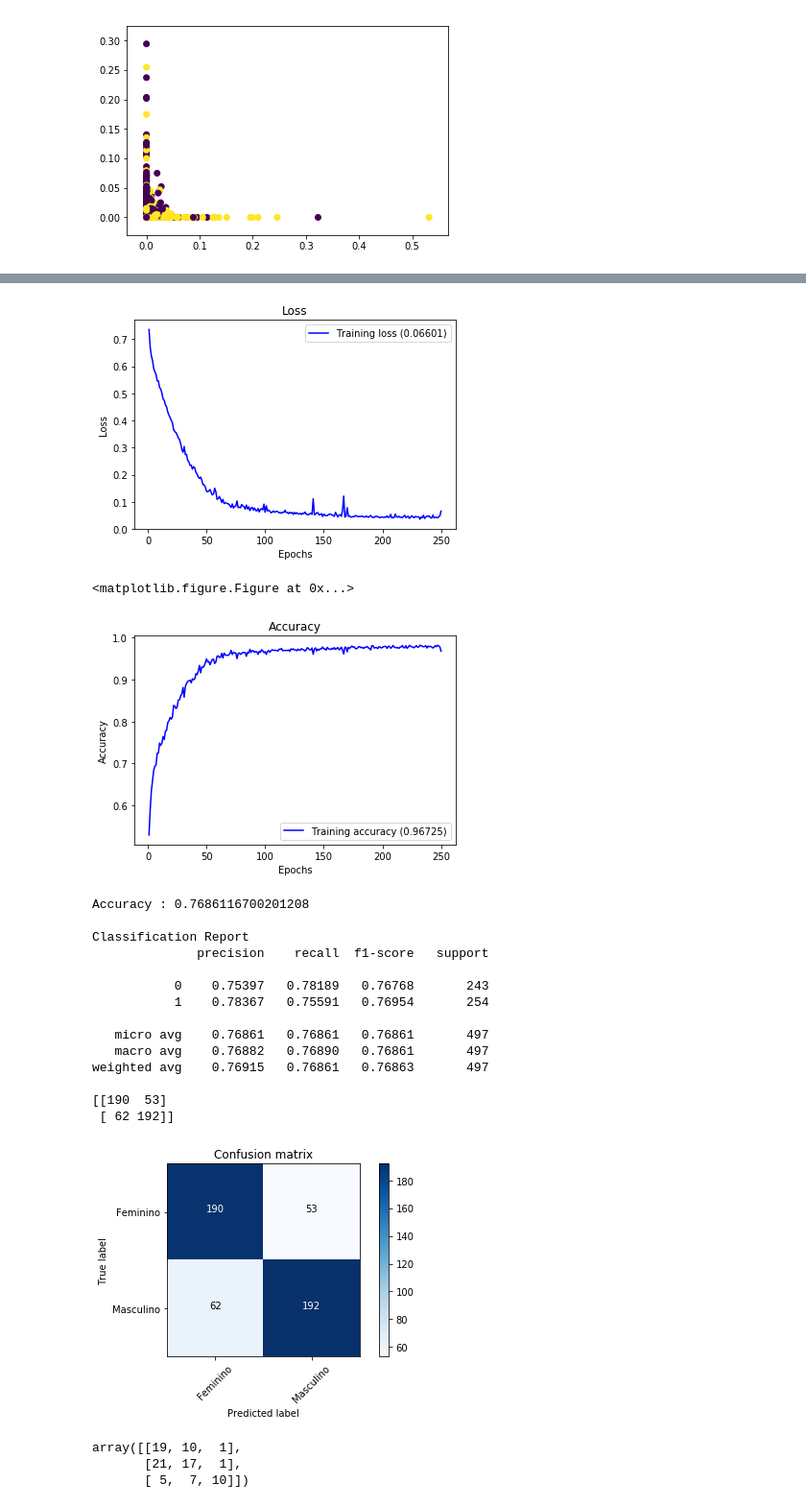
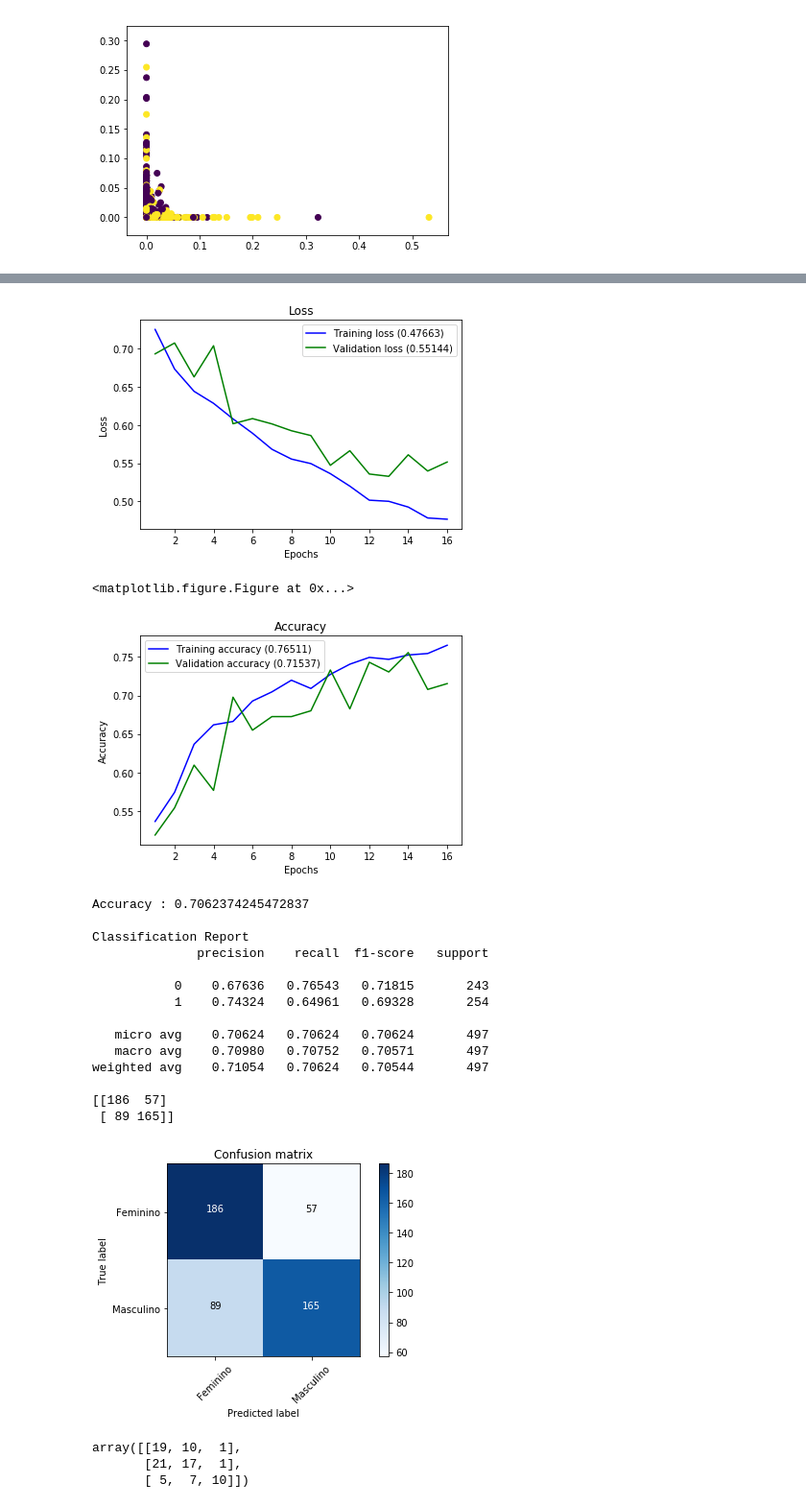
Before and after one commit to rafaelsandroni/author-profiling-models, a Jupyter notebook: baseline2/CNN1D-v1_tfidf.ipynb, the cells around one changed output, grey strips where cells are left out. Shown at 96% size. Cells and saved outputs as stored; diff of their text form; code cells hidden in the pictures.

Commit message:
setting cnn params

```diff
--- a/baseline2/CNN1D-v1_tfidf.ipynb
+++ b/baseline2/CNN1D-v1_tfidf.ipynb
@@ -27,7 +27,7 @@ import pandas as pd
 result = pd.DataFrame()
 # %%
 def create_model(filters = [100], kernel_size = [50], strides = [100],
-                 dropout_rate = [0.5], pool_size = [5], max_len = 1000):
+                 dropout_rate = 0.5, pool_size = [5], dense_units = 100, max_len = 1000):
 
     model = Sequential()
 
@@ -39,12 +39,18 @@ def create_model(filters = [100], kernel_size = [50], strides = [100],
                      input_shape = (max_len, 1) ))
 
     # pooling layer 1
-    model.add(MaxPooling1D(pool_size = pool_size[0], strides = 1))
-    model.add(Activation('relu'))
+    for i in range(len(pool_size)):
+        model.add(MaxPooling1D(pool_size = pool_size[i], strides = 1))
+        model.add(Activation('relu'))
+
+    #model.add(Activation('relu'))
 
     model.add(Flatten())
-    #model.add(Dropout(0.5))
-    model.add(Dense(units = 100, activation = 'relu'))
+
+    if dropout_rate is not None:
+        model.add(Dropout(dropout_rate))
+
+    model.add(Dense(units = dense_units, activation = 'relu'))
     model.add(Dense(units = 3, activation = 'softmax'))
 
     model.compile(optimizer = 'adadelta', loss='sparse_categorical_crossentropy', metrics = ['accuracy'])
@@ -189,12 +195,12 @@ CNN = KerasClassifier(build_fn=create_model,
                 )
 
 params_grid = dict(
-        filters = [[50],[100]],
-        kernel_size = [[30],[50]],
-        strides = [[5],[10],[50]],
-        dropout_rate = [[0.5]],
-        pool_size = [[10],[15]],
-        epochs = [50, 100]
+        filters = [[40],[60],[50]],
+        kernel_size = [[50]],
+        strides = [[2],[4],[6],[8]],
+        dropout_rate = [0.5,0.1,0.6],
+        pool_size = [[16,2],[16],[8,2],[8]],
+        epochs = [50]
         #batch_size = 100
 )
 
@@ -259,15 +238,20 @@ model = create_model(filters=params['filters'],
                      kernel_size=params['kernel_size'],
                      strides=params['strides'],
                      dropout_rate=params['dropout_rate'],
-                     pool_size=params['pool_size']
+                     pool_size=[params['pool_size']]
                     )
 
 ## Then train it and display the results
 history = model.fit(x_train,
                     y_train,
-                    epochs=250,#params['epochs'],
+                    epochs=params['epochs'],
+                    validation_split=0.2,
                     #batch_size=params['batch_size'],
-                    verbose = 0)
+                    verbose = 0,
+                       callbacks=[
+                           #ReduceLROnPlateau(monitor='val_loss', factor=0.1, patience=4, min_lr=0.01),
+                           EarlyStopping(monitor='val_loss', min_delta=0.01, patience=4, verbose=1)
+                  ])
 
 model.summary()
 
@@ -305,26 +290,26 @@ dense_372 (Dense)            (None, 3)                 303
 =================================================================
 Total params: 887,953
 Trainable params: 887,953
 Non-trainable params: 0
 _________________________________________________________________
-[figure, old version]
+[figure, new version]
 <matplotlib.figure.Figure at 0x...>
-[figure, old version]
+[figure, new version]
-Accuracy : 0.7686116700201208
+Accuracy : 0.7062374245472837
 
 Classification Report
               precision    recall  f1-score   support
 
-           0    0.75397   0.78189   0.76768       243
-           1    0.78367   0.75591   0.76954       254
+           0    0.67636   0.76543   0.71815       243
+           1    0.74324   0.64961   0.69328       254
 
-   micro avg    0.76861   0.76861   0.76861       497
-   macro avg    0.76882   0.76890   0.76861       497
-weighted avg    0.76915   0.76861   0.76863       497
+   micro avg    0.70624   0.70624   0.70624       497
+   macro avg    0.70980   0.70752   0.70571       497
+weighted avg    0.71054   0.70624   0.70544       497
 
-[[190  53]
- [ 62 192]]
+[[186  57]
+ [ 89 165]]
-[figure, old version]
+[figure, new version]
 # %%
 y_pred = model.predict_classes(x_test)
 accuracy_score(y_test, y_pred)
```
Also changed, not shown: parts of 3 cells of this notebook, 2 other files.
